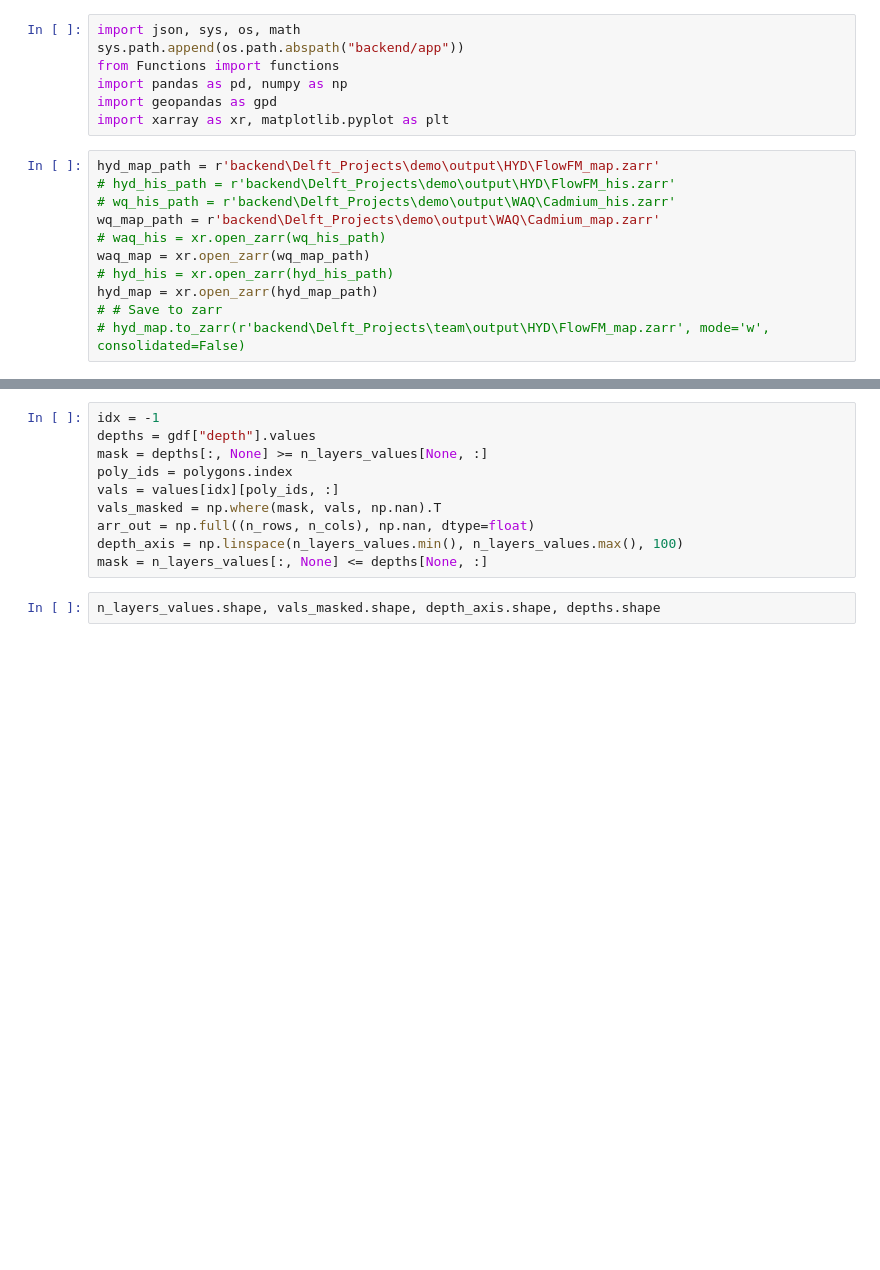
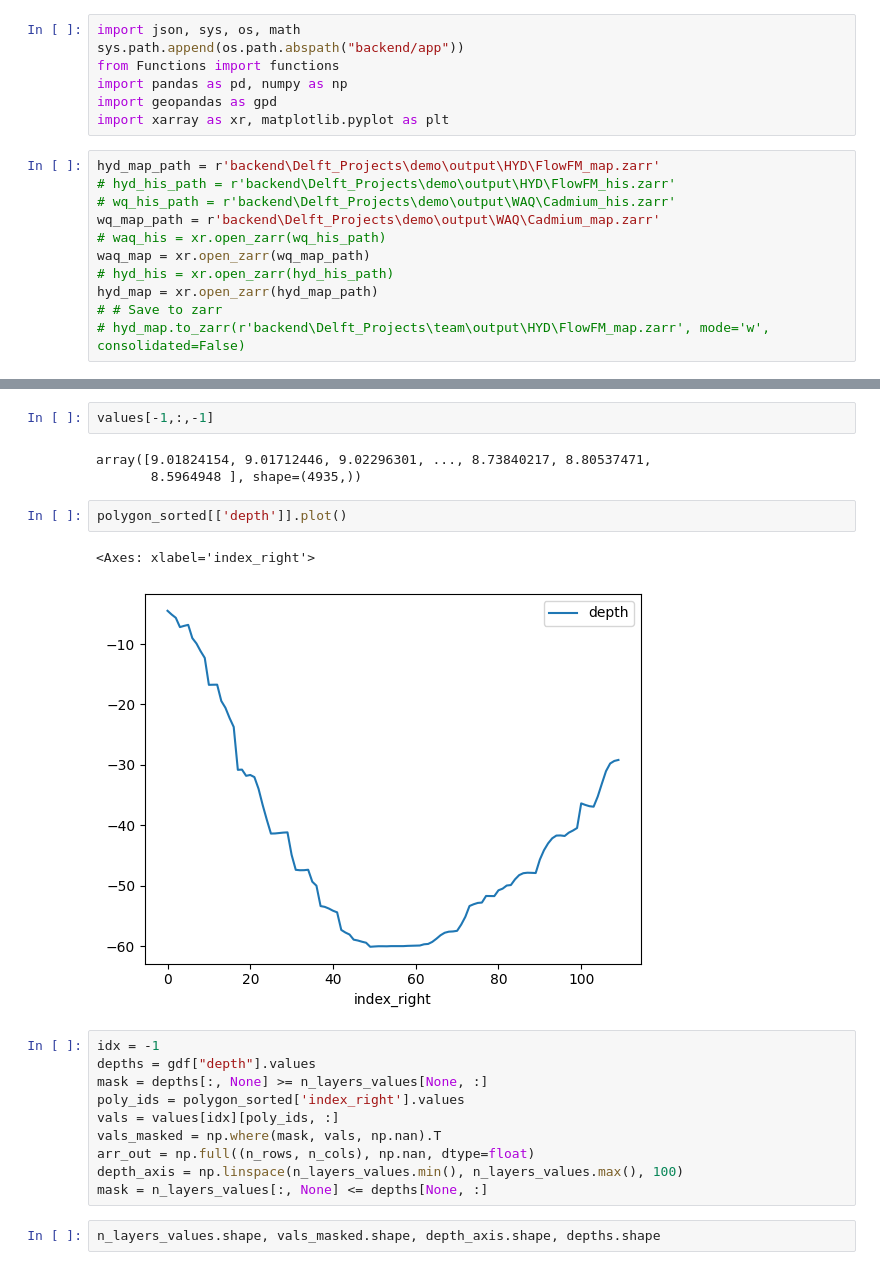
Before and after one commit to NTNUSmartWater/DigiH2O-Platform, a Jupyter notebook: process.ipynb, the cells around one changed output, grey strips where cells are left out. Saved outputs shown, nothing was run; the diff lists cells and outputs as text; blank space fills up the shorter version.

```diff
--- a/process.ipynb
+++ b/process.ipynb
@@ -40,8 +245,18 @@ polygons = gpd.sjoin(grid, gdf, predicate='contains', how='inner')
+# %%
+values[-1,:,-1]
+# %% [output]
+array([9.01824154, 9.01712446, 9.02296301, ..., 8.73840217, 8.80537471,
+       8.5964948 ], shape=(4935,))
+# %%
+polygon_sorted[['depth']].plot()
+# %% [output]
+<Axes: xlabel='index_right'>
+[figure, added]
 # %%
 idx = -1
 depths = gdf["depth"].values
 mask = depths[:, None] >= n_layers_values[None, :]
-poly_ids = polygons.index
+poly_ids = polygon_sorted['index_right'].values
 vals = values[idx][poly_ids, :]
 vals_masked = np.where(mask, vals, np.nan).T
 arr_out = np.full((n_rows, n_cols), np.nan, dtype=float)
```
Also changed, not shown: parts of 17 cells of this notebook, 1 other file.
